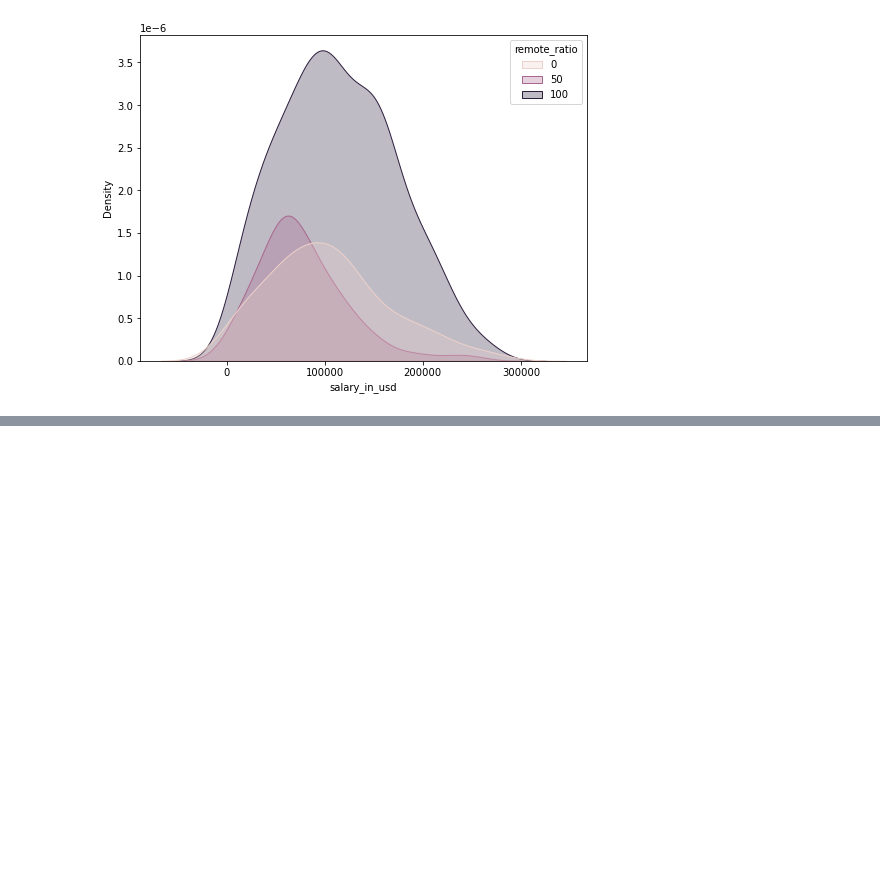
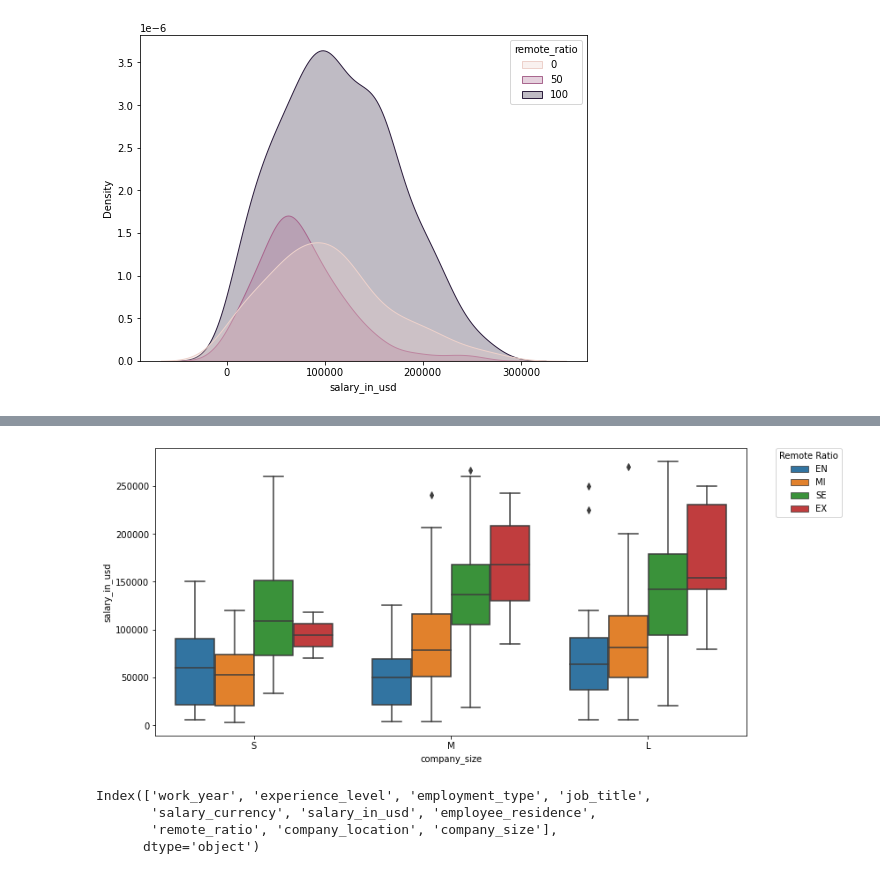
Before and after one commit to Moaaz-Mahmoud/Data-Science-Salaries-Analysis, a Jupyter notebook: notebook.ipynb, the cells around one changed output, grey strips where cells are left out. Saved outputs shown, nothing was run; the diff lists cells and outputs as text; code cells hidden in the pictures; blank space fills up the shorter version.

```diff
--- a/notebook.ipynb
+++ b/notebook.ipynb
@@ -351,0 +375,19 @@ sns.kdeplot(data=df,
+# %%
+plt.figure(figsize=(12, 6))
+sns.boxplot(data=df,
+            x='company_size',
+            y='salary_in_usd',
+            hue='experience_level',
+            order=['S', 'M', 'L'],
+            hue_order=['EN', 'MI', 'SE', 'EX']
+)
+plt.legend(bbox_to_anchor=(1.05, 1), loc=2, borderaxespad=0., title='Remote Ratio');
+# %% [output]
+[figure, added]
+# %%
+df.columns
+# %% [output]
+Index(['work_year', 'experience_level', 'employment_type', 'job_title',
+       'salary_currency', 'salary_in_usd', 'employee_residence',
+       'remote_ratio', 'company_location', 'company_size'],
+      dtype='object')
```
Also changed, not shown: parts of 8 cells of this notebook.
